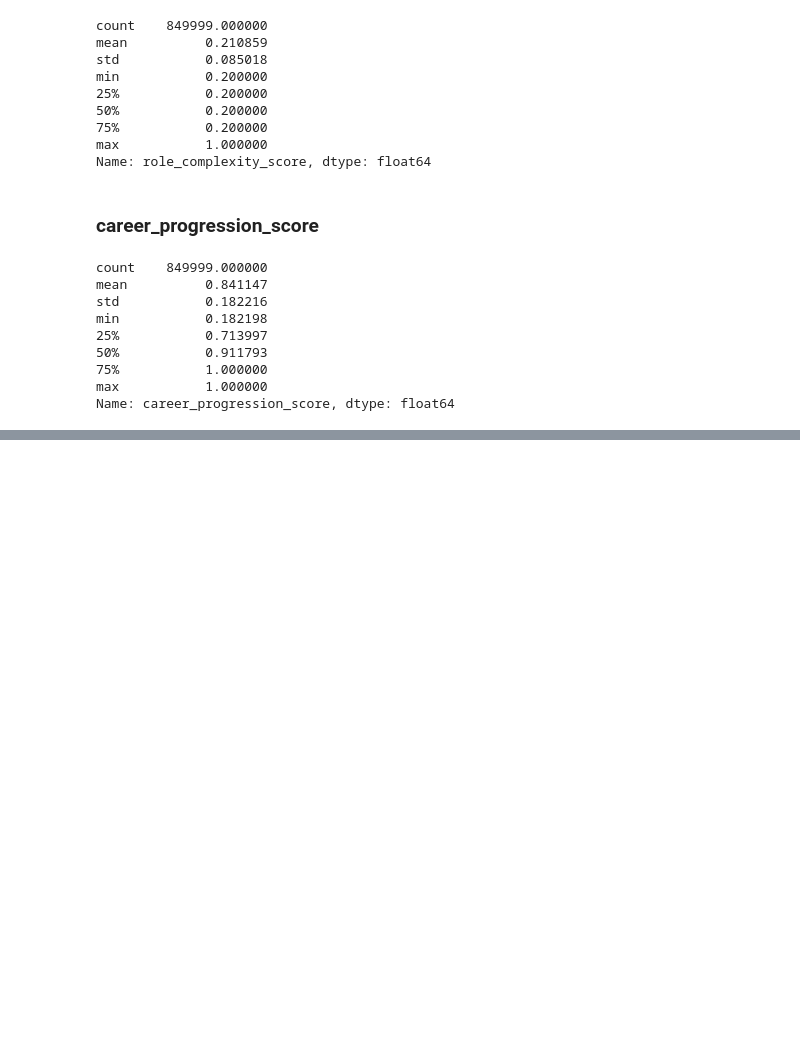
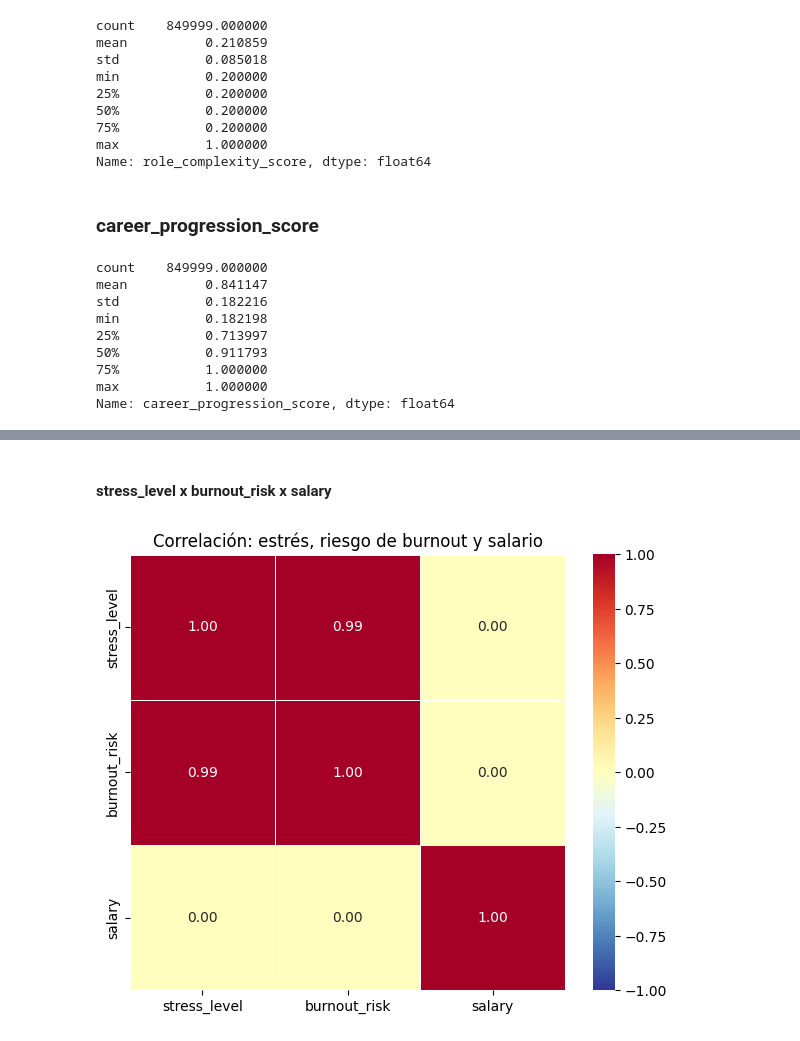
Before and after one commit to jbmild/ceia, a Jupyter notebook: AnalisisDeDatos/EjercicioIndividual/tp_individual.ipynb, the cells around one changed output, grey strips where cells are left out. Drawn from its saved outputs; the diff is of its cells as text; code cells hidden in the pictures; blank space fills up the shorter version.

```diff
--- a/AnalisisDeDatos/EjercicioIndividual/tp_individual.ipynb
+++ b/AnalisisDeDatos/EjercicioIndividual/tp_individual.ipynb
@@ -553,0 +596,13 @@ Name: career_progression_score, dtype: float64
+# %% [markdown]
+#### stress_level x burnout_risk x salary
+# %%
+fig, ax = plt.subplots(figsize=(6, 5))
+vars_corr = df[["stress_level", "burnout_risk", "salary"]]
+corr = vars_corr.corr()
+sns.heatmap(corr, annot=True, fmt=".2f", cmap="RdYlBu_r", center=0,
+            vmin=-1, vmax=1, square=True, ax=ax, linewidths=0.5)
+ax.set_title("Correlación: estrés, riesgo de burnout y salario")
+plt.tight_layout()
+plt.show()
+# %% [output]
+[figure, added]
```
Also changed, not shown: parts of 18 cells of this notebook.
